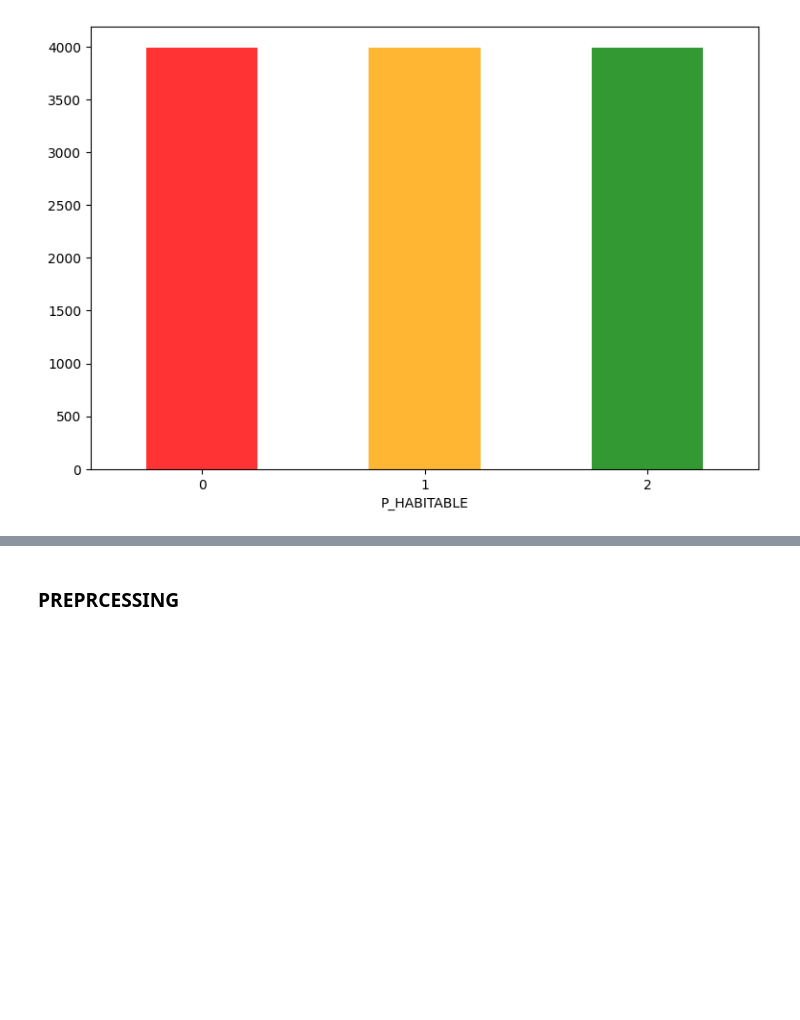
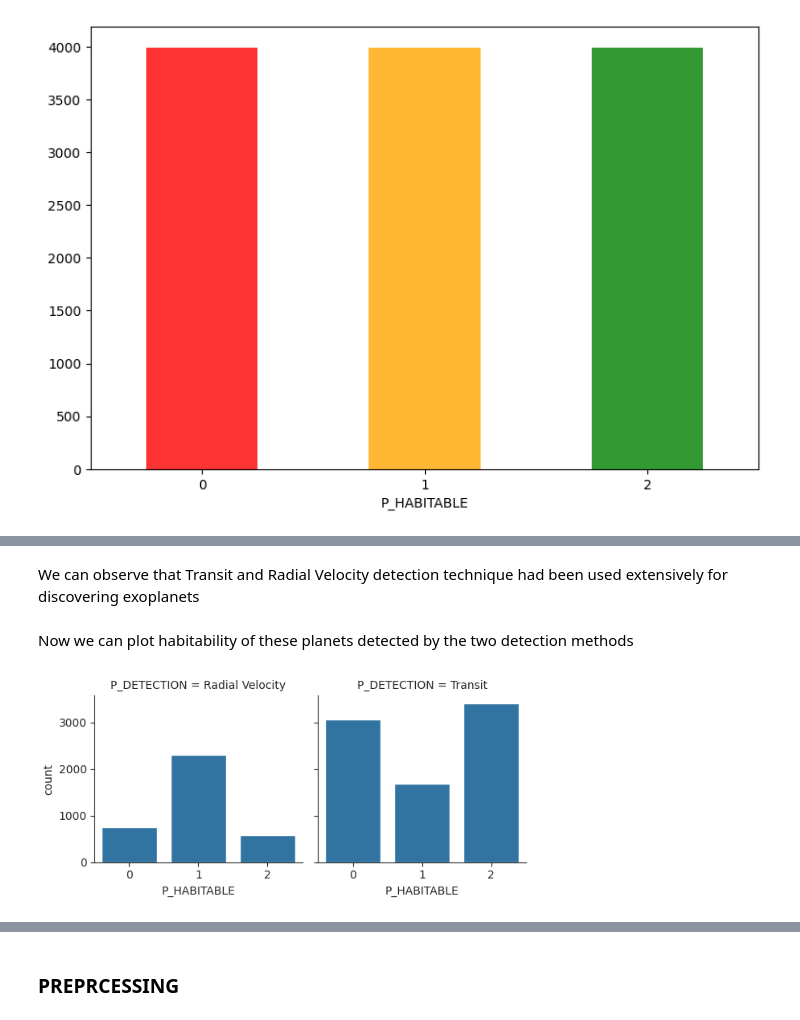
Before and after one commit to Ridima28/Exoplanet-Habitability-Classification, a Jupyter notebook: models/main.ipynb, the cells around one changed output, grey strips where cells are left out. Saved outputs shown, nothing was run; the diff lists cells and outputs as text; code cells hidden in the pictures; blank space fills up the shorter version.

```diff
--- a/models/main.ipynb
+++ b/models/main.ipynb
@@ -154,0 +180,16 @@ plt.show()
+# %% [markdown]
+We can observe that Transit and Radial Velocity detection technique had been used extensively for discovering exoplanets
+# %% [markdown]
+Now we can plot habitability of these planets detected by the two detection methods
+# %%
+with sns.axes_style(style='ticks'):
+    g = sns.catplot(x = "P_HABITABLE",
+                    col="P_DETECTION",
+                    col_wrap=3,
+                    data=oversampled[
+                        oversampled['P_DETECTION'].isin(['Radial Velocity','Transit'])],
+                    kind="count",
+                    height=3.0,
+                    aspect=1.0)
+# %% [output]
+[figure, added]
```
Also changed, not shown: parts of 9 cells of this notebook.
